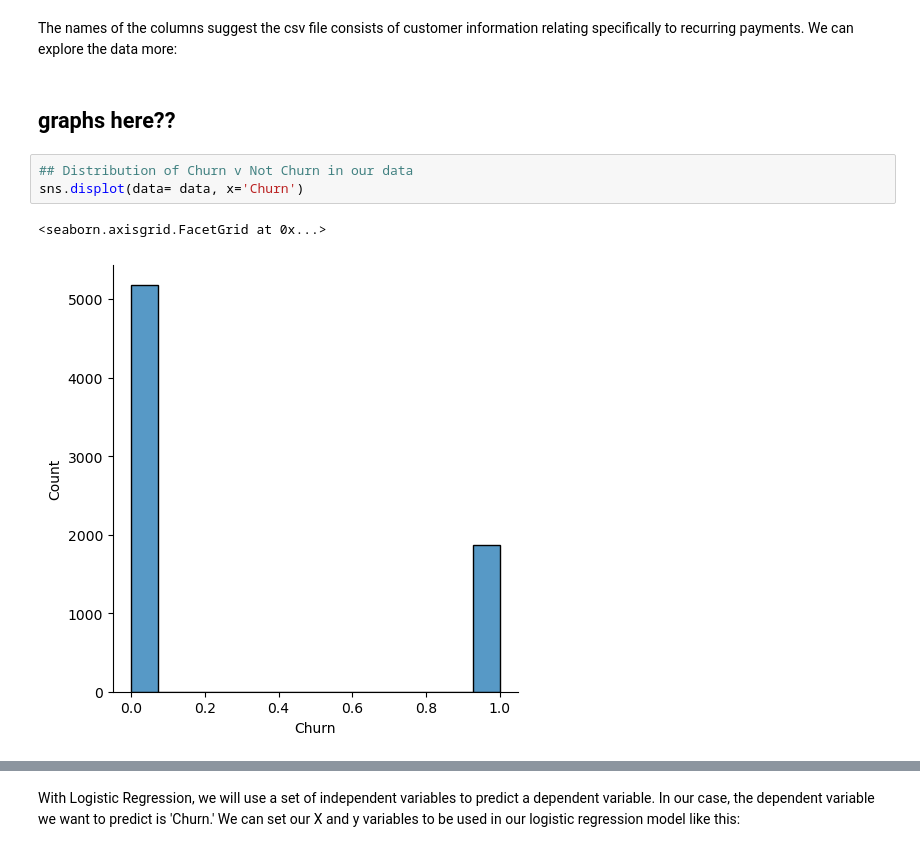
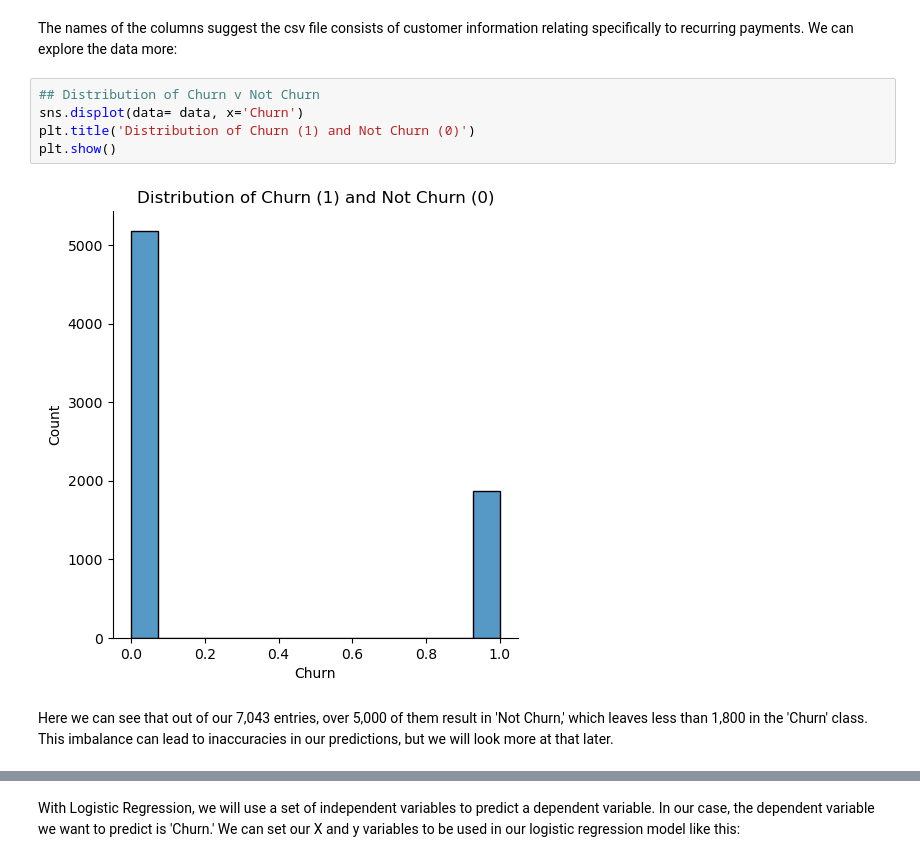
Before and after one commit to Codeywan/Predicting_Customer_Churn, a Jupyter notebook: Predicting_Customer_Churn.ipynb, the cells around one changed output, grey strips where cells are left out. Drawn from its saved outputs; the diff is of its cells as text.

Commit message:
ADD: Graph descriptions and UI.

```diff
--- a/Predicting_Customer_Churn.ipynb
+++ b/Predicting_Customer_Churn.ipynb
@@ -42,14 +42,15 @@ dtypes: float64(3), int64(12)
 memory usage: 825.5 KB
 # %% [markdown]
 The names of the columns suggest the csv file consists of customer information relating specifically to recurring payments. We can explore the data more:
-# %% [markdown]
-## graphs here??
 # %%
-## Distribution of Churn v Not Churn in our data
+## Distribution of Churn v Not Churn
 sns.displot(data= data, x='Churn')
+plt.title('Distribution of Churn (1) and Not Churn (0)')
+plt.show()
 # %% [output]
-<seaborn.axisgrid.FacetGrid at 0x...>
-[figure, old version]
+[figure, new version]
+# %% [markdown]
+Here we can see that out of our 7,043 entries, over 5,000 of them result in 'Not Churn,' which leaves less than 1,800 in the 'Churn' class. This imbalance can lead to inaccuracies in our predictions, but we will look more at that later.
 # %%
 ## Churn rate by tenure
 sns.lineplot(data=data, x='tenure', y='Churn')
```
Also changed, not shown: parts of 10 cells of this notebook.
